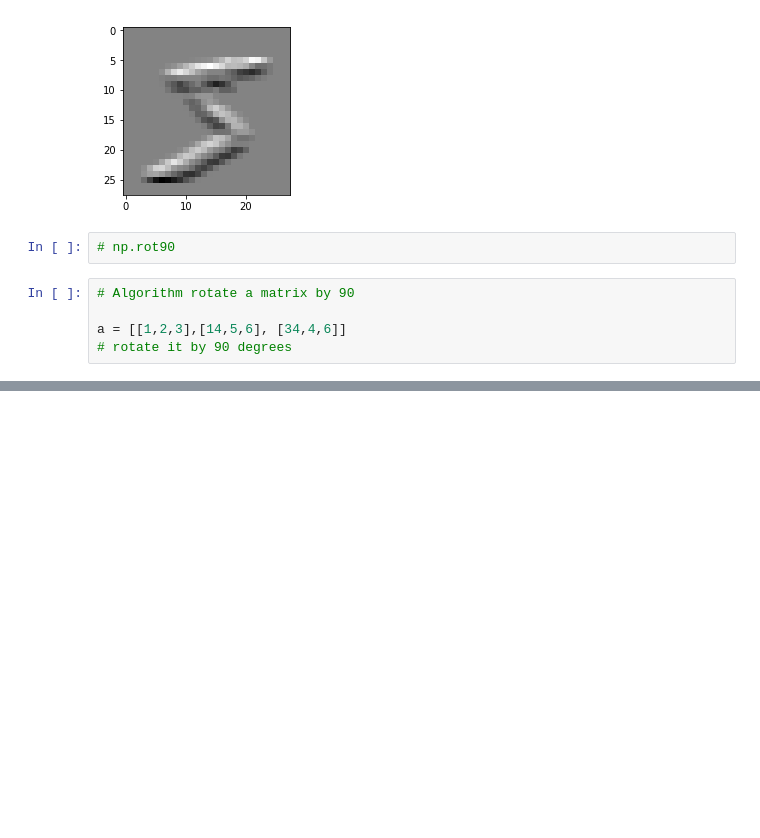
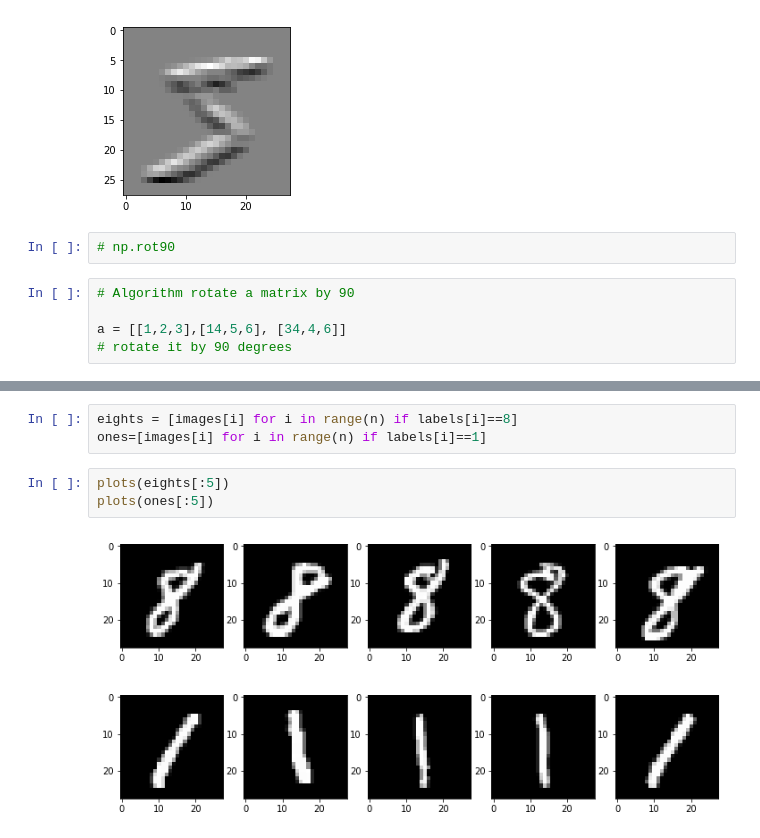
Before and after one commit to AbhimanyuAryan/LinearAlgebra, a Jupyter notebook: intro_cnn.ipynb, the cells around one changed output, grey strips where cells are left out. Drawn from its saved outputs; the diff is of its cells as text; blank space fills up the shorter version.

```diff
--- a/intro_cnn.ipynb
+++ b/intro_cnn.ipynb
@@ -190,0 +206,9 @@ plots(straights)
+# %%
+eights = [images[i] for i in range(n) if labels[i]==8]
+ones=[images[i] for i in range(n) if labels[i]==1]
+# %%
+plots(eights[:5])
+plots(ones[:5])
+# %% [output]
+[figure, added]
+[figure, added]
```
Also changed, not shown: parts of 3 cells of this notebook.
